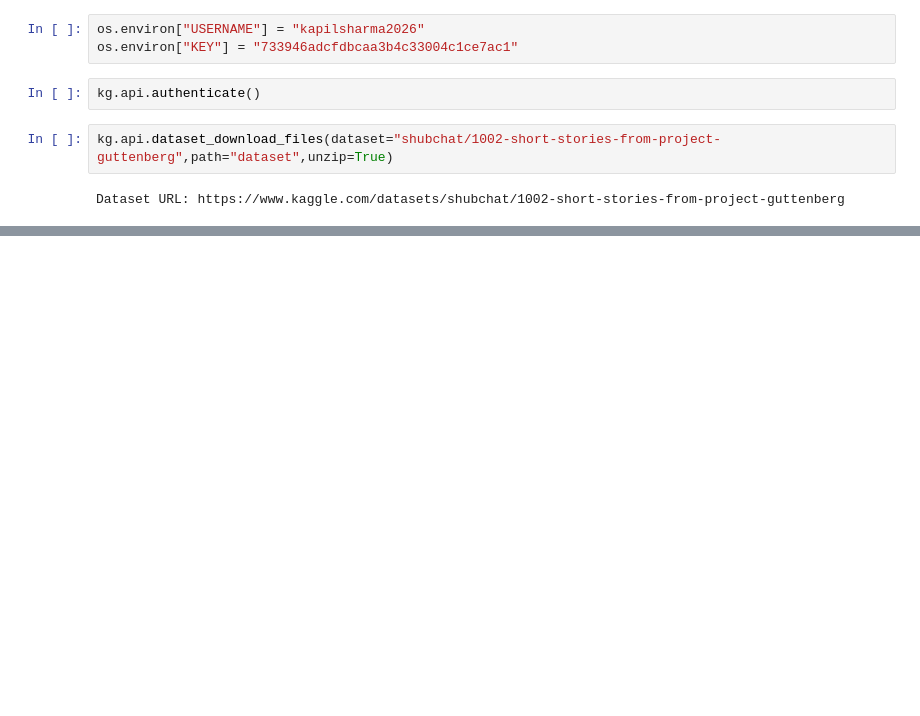
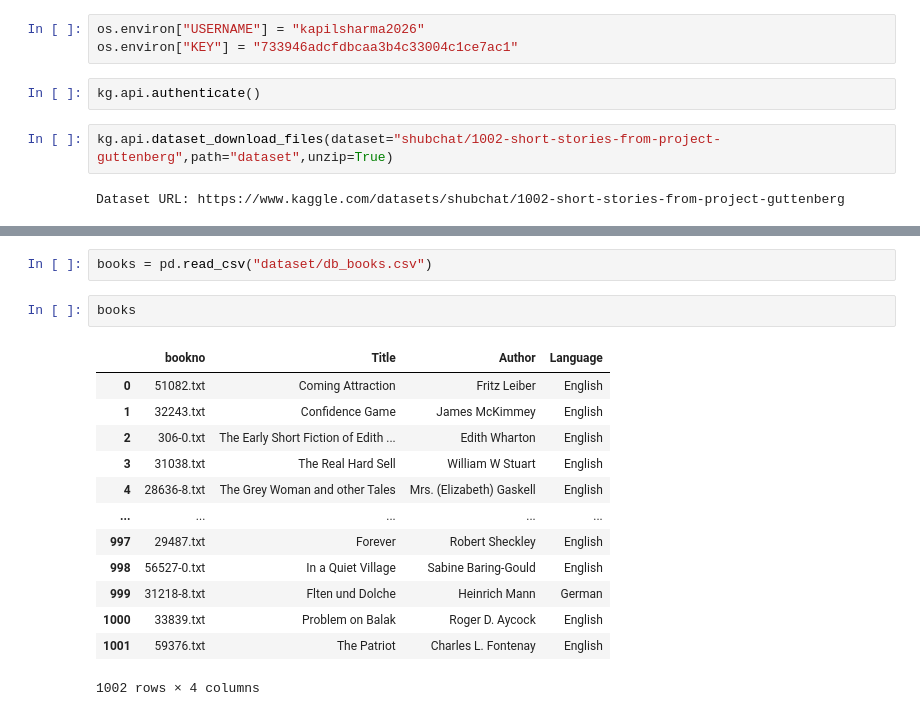
Before and after one commit to KapilSharma0/1002-short-stories-project-guttenberg, a Jupyter notebook: src.ipynb, the cells around one changed output, grey strips where cells are left out. Cells and saved outputs as stored; diff of their text form; blank space fills up the shorter version.

Commit message:
merged the datasets and started EDA

```diff
--- a/src.ipynb
+++ b/src.ipynb
@@ -62,2 +60,20 @@ data["content"][4]
 # %% [output]
 '*** START OF THIS PROJECT GUTENBERG EBOOK THE GREY WOMAN AND OTHER TALES ***\n\n\n\n\n\n\n\n\n\nProduced by Delphine Lettau and the Online Distributed\n\nProofreading Canada Team at http://www.pgdpca ...
+# %%
+books = pd.read_csv("dataset/db_books.csv")
+# %%
+books
+# %% [output]
+|  | bookno | Title | Author | Language |
+| 0 | 51082.txt | Coming Attraction | Fritz Leiber | English |
+| 1 | 32243.txt | Confidence Game | James McKimmey | English |
+| 2 | 306-0.txt | The Early Short Fiction of Edith ... | Edith Wharton | English |
+| 3 | 31038.txt | The Real Hard Sell | William W Stuart | English |
+| 4 | 28636-8.txt | The Grey Woman and other Tales | Mrs. (Elizabeth) Gaskell | English |
+| ... | ... | ... | ... | ... |
+| 997 | 29487.txt | Forever | Robert Sheckley | English |
+| 998 | 56527-0.txt | In a Quiet Village | Sabine Baring-Gould | English |
+| 999 | 31218-8.txt | Flten und Dolche | Heinrich Mann | German |
+| 1000 | 33839.txt | Problem on Balak | Roger D. Aycock | English |
+| 1001 | 59376.txt | The Patriot | Charles L. Fontenay | English |
+1002 rows × 4 columns
```
Also changed, not shown: parts of 31 cells of this notebook.
